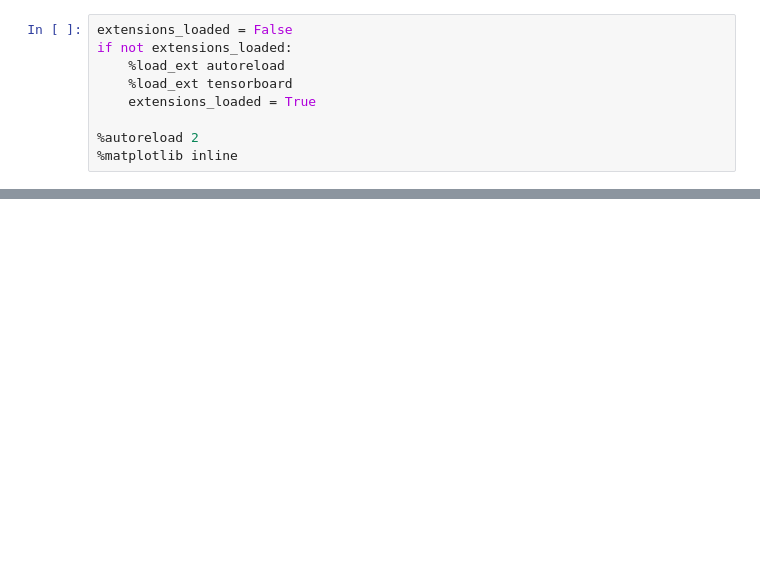
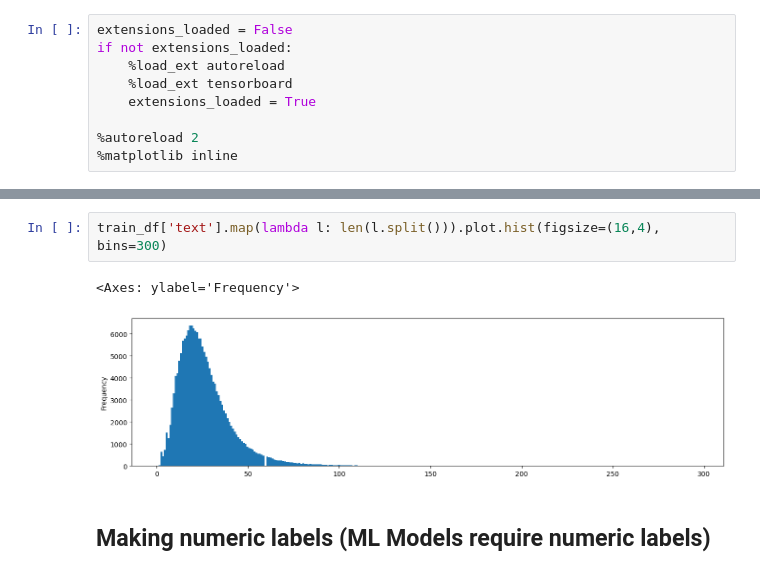
Before and after one commit to sodeso-nl/ml-notebooks, a Jupyter notebook: tensorflow-developer-certificate/section-11/tdc-section-11.ipynb, the cells around one changed output, grey strips where cells are left out. Drawn from its saved outputs; the diff is of its cells as text; blank space fills up the shorter version.

```diff
--- a/tensorflow-developer-certificate/section-11/tdc-section-11.ipynb
+++ b/tensorflow-developer-certificate/section-11/tdc-section-11.ipynb
@@ -55,0 +289,7 @@ from keras.losses import binary_crossentropy
+# %%
+train_df['text'].map(lambda l: len(l.split())).plot.hist(figsize=(16,4), bins=300)
+# %% [output]
+<Axes: ylabel='Frequency'>
+[figure, added]
+# %% [markdown]
+## Making numeric labels (ML Models require numeric labels)
```
Also changed, not shown: parts of 107 cells of this notebook.
